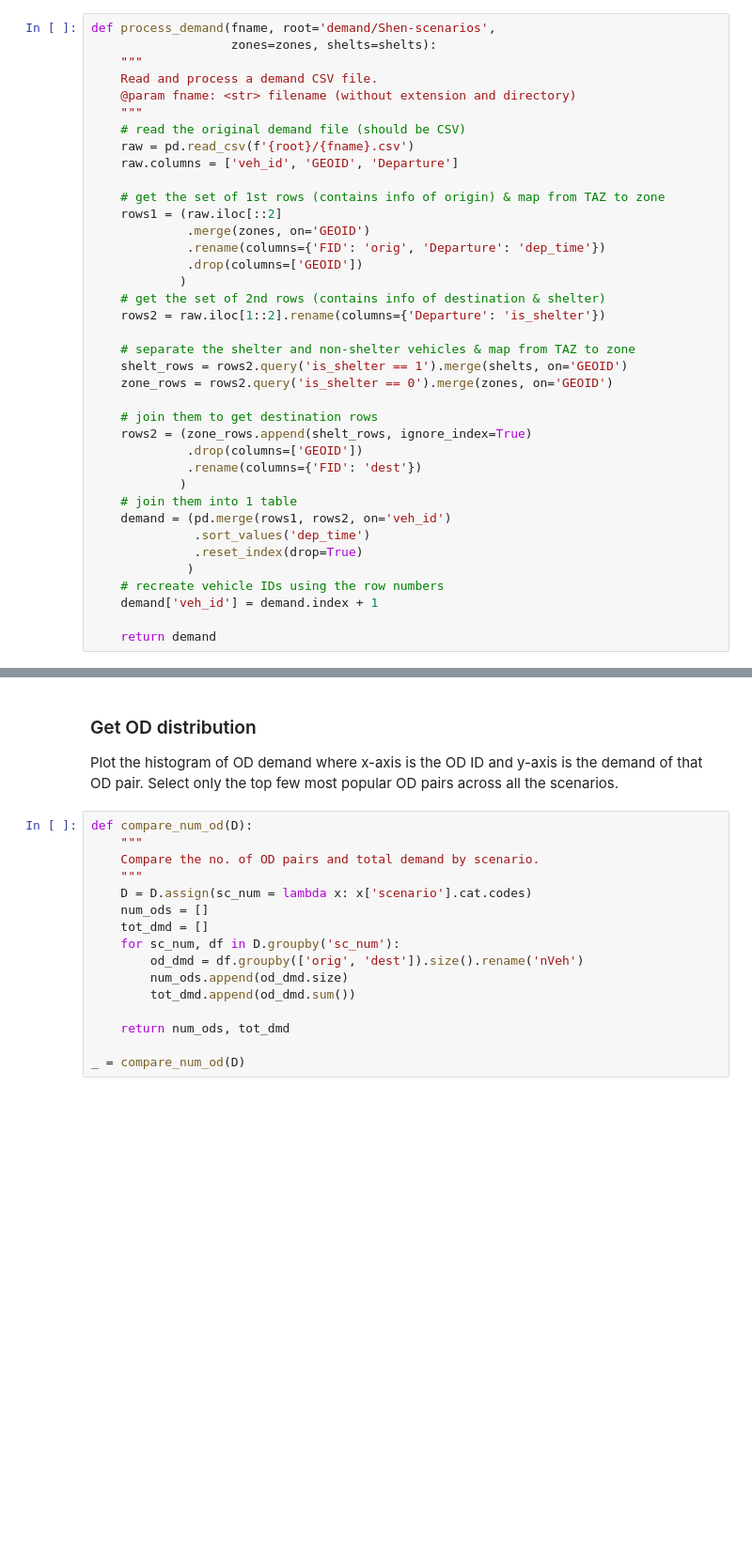
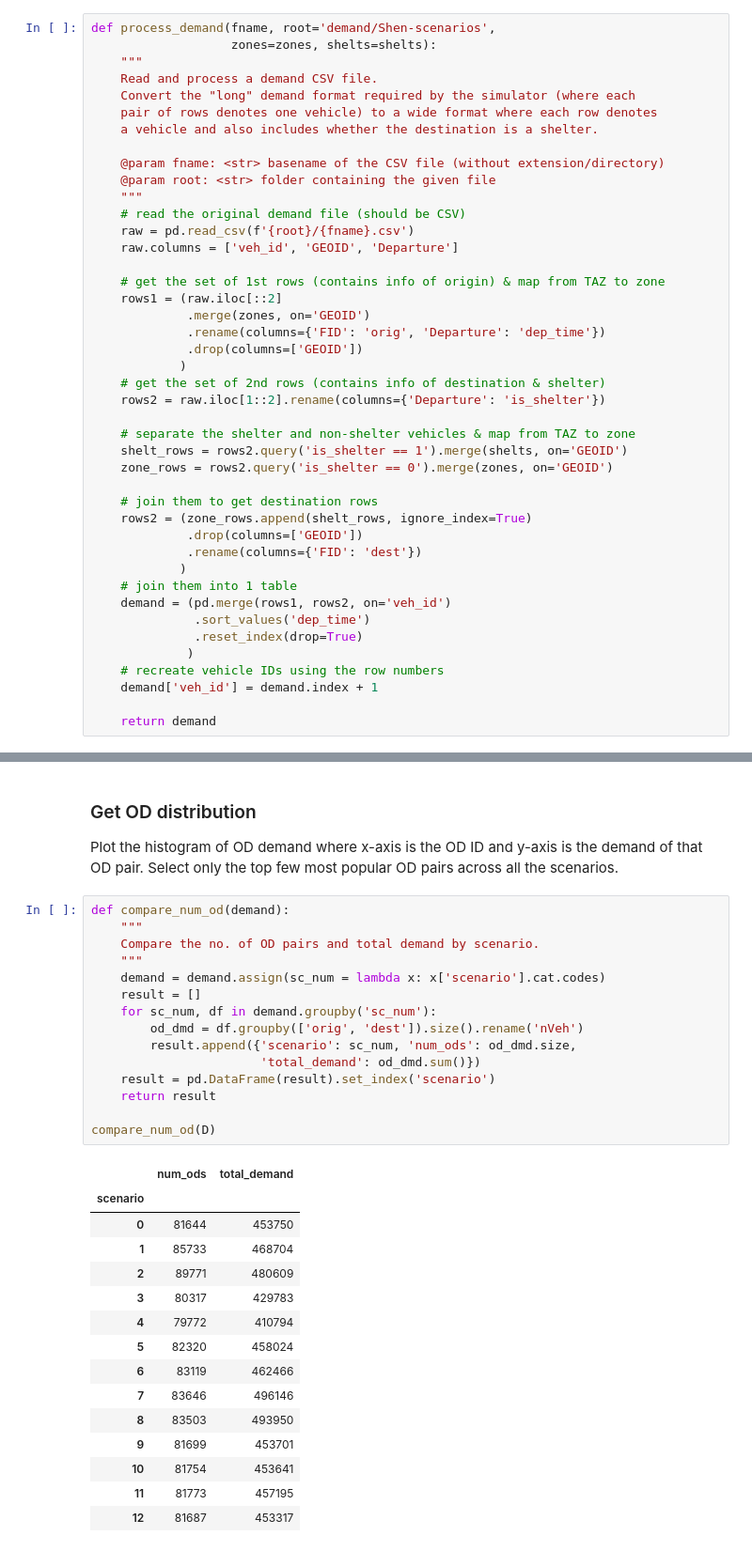
Before and after one commit to umnilab/A_RESCUE, a Jupyter notebook: Repast_ParaRoute_PartOpt/EvacSim/data/Demand process.ipynb, the cells around one changed output, grey strips where cells are left out. Shown at 94% size. Saved outputs shown, nothing was run; the diff lists cells and outputs as text; blank space fills up the shorter version.

```diff
--- a/Repast_ParaRoute_PartOpt/EvacSim/data/Demand process.ipynb
+++ b/Repast_ParaRoute_PartOpt/EvacSim/data/Demand process.ipynb
@@ -91,7 +95,12 @@ def process_demand(fname, root='demand/Shen-scenarios',
                    zones=zones, shelts=shelts):
     """
     Read and process a demand CSV file.
-    @param fname: <str> filename (without extension and directory)
+    Convert the "long" demand format required by the simulator (where each
+    pair of rows denotes one vehicle) to a wide format where each row denotes
+    a vehicle and also includes whether the destination is a shelter.
+
+    @param fname: <str> basename of the CSV file (without extension/directory)
+    @param root: <str> folder containing the given file
     """
     # read the original demand file (should be CSV)
     raw = pd.read_csv(f'{root}/{fname}.csv')
@@ -278,21 +290,36 @@ _ = create_od_mat(demand, plot=True)
 ### Get OD distribution
 Plot the histogram of OD demand where x-axis is the OD ID and y-axis is the demand of that OD pair. Select only the top few most popular OD pairs across all the scenarios.
 # %%
-def compare_num_od(D):
+def compare_num_od(demand):
     """
     Compare the no. of OD pairs and total demand by scenario.
     """
-    D = D.assign(sc_num = lambda x: x['scenario'].cat.codes)
-    num_ods = []
-    tot_dmd = []
-    for sc_num, df in D.groupby('sc_num'):
+    demand = demand.assign(sc_num = lambda x: x['scenario'].cat.codes)
+    result = []
+    for sc_num, df in demand.groupby('sc_num'):
         od_dmd = df.groupby(['orig', 'dest']).size().rename('nVeh')
-        num_ods.append(od_dmd.size)
-        tot_dmd.append(od_dmd.sum())
+        result.append({'scenario': sc_num, 'num_ods': od_dmd.size,
+                       'total_demand': od_dmd.sum()})
+    result = pd.DataFrame(result).set_index('scenario')
+    return result
 
-    return num_ods, tot_dmd
-
-_ = compare_num_od(D)
+compare_num_od(D)
+# %% [output]
+|  | num_ods | total_demand |
+| scenario |  |  |
+| 0 | 81644 | 453750 |
+| 1 | 85733 | 468704 |
+| 2 | 89771 | 480609 |
+| 3 | 80317 | 429783 |
+| 4 | 79772 | 410794 |
+| 5 | 82320 | 458024 |
+| 6 | 83119 | 462466 |
+| 7 | 83646 | 496146 |
+| 8 | 83503 | 493950 |
+| 9 | 81699 | 453701 |
+| 10 | 81754 | 453641 |
+| 11 | 81773 | 457195 |
+| 12 | 81687 | 453317 |
 # %%
 %%time
 def plot_od_distr(D, top=100, figsize=(16, 5)):
```
Also changed, not shown: parts of 36 cells of this notebook, 15 other files.
